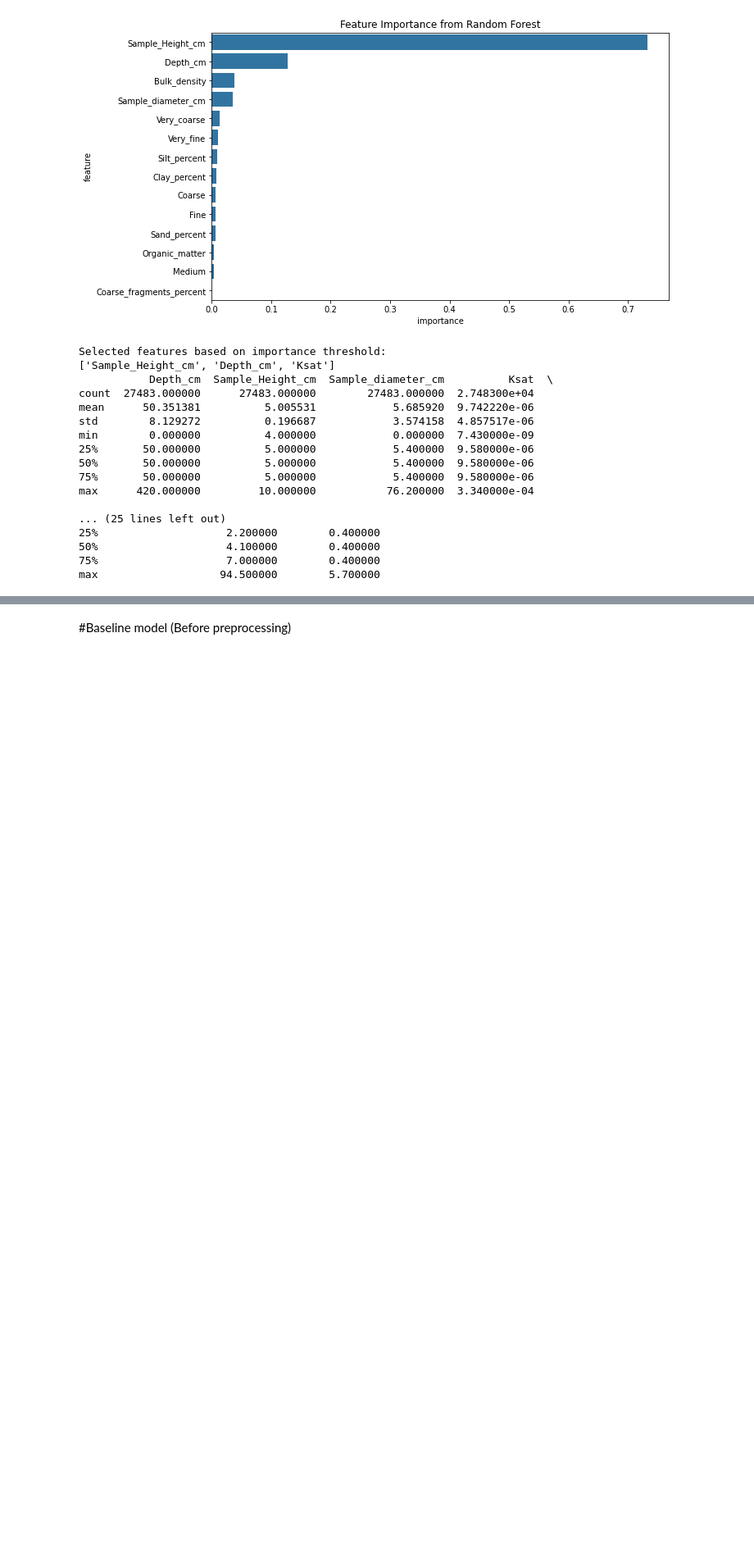
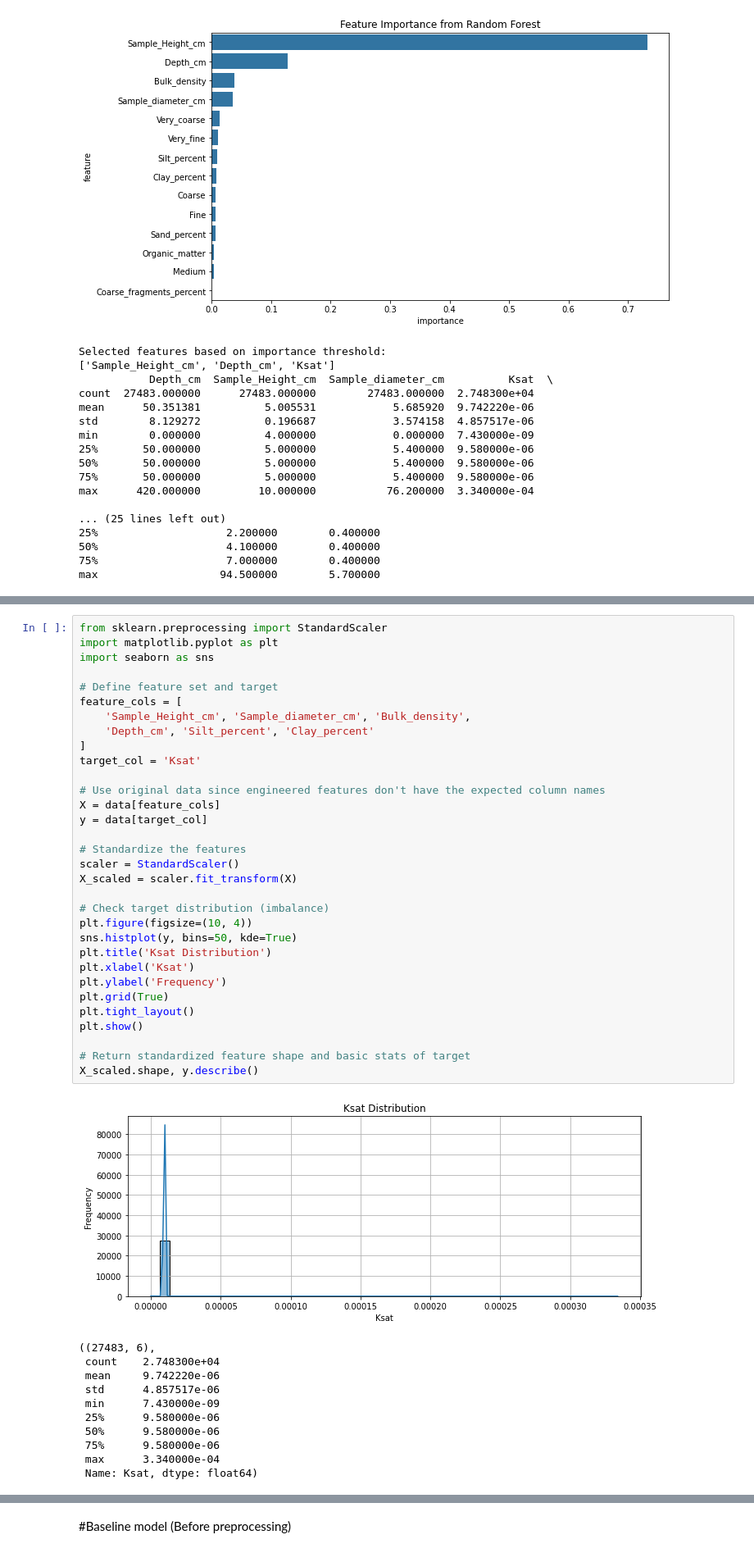
Before and after one commit to YashJoshi2109/Dathathon_KSAT-Quest_Regression-Runoff, a Jupyter notebook: hackathon_ (1).ipynb, the cells around one changed output, grey strips where cells are left out. Shown at 82% size. Cells and saved outputs as stored; diff of their text form; blank space fills up the shorter version.

```diff
--- a/hackathon_ (1).ipynb
+++ b/hackathon_ (1).ipynb
@@ -489,0 +571,44 @@ An error occurred: "None of [Index(['Sample Height (cm)', 'Sample diameter (cm)'
+# %%
+from sklearn.preprocessing import StandardScaler
+import matplotlib.pyplot as plt
+import seaborn as sns
+
+# Define feature set and target
+feature_cols = [
+    'Sample_Height_cm', 'Sample_diameter_cm', 'Bulk_density',
+    'Depth_cm', 'Silt_percent', 'Clay_percent'
+]
+target_col = 'Ksat'
+
+# Use original data since engineered features don't have the expected column names
+X = data[feature_cols]
+y = data[target_col]
+
+# Standardize the features
+scaler = StandardScaler()
+X_scaled = scaler.fit_transform(X)
+
+# Check target distribution (imbalance)
+plt.figure(figsize=(10, 4))
+sns.histplot(y, bins=50, kde=True)
+plt.title('Ksat Distribution')
+plt.xlabel('Ksat')
+plt.ylabel('Frequency')
+plt.grid(True)
+plt.tight_layout()
+plt.show()
+
+# Return standardized feature shape and basic stats of target
+X_scaled.shape, y.describe()
+# %% [output]
+[figure, added]
+((27483, 6),
+ count    2.748300e+04
+ mean     9.742220e-06
+ std      4.857517e-06
+ min      7.430000e-09
+ 25%      9.580000e-06
+ 50%      9.580000e-06
+ 75%      9.580000e-06
+ max      3.340000e-04
+ Name: Ksat, dtype: float64)
```
Also changed, not shown: parts of 13 cells of this notebook.
